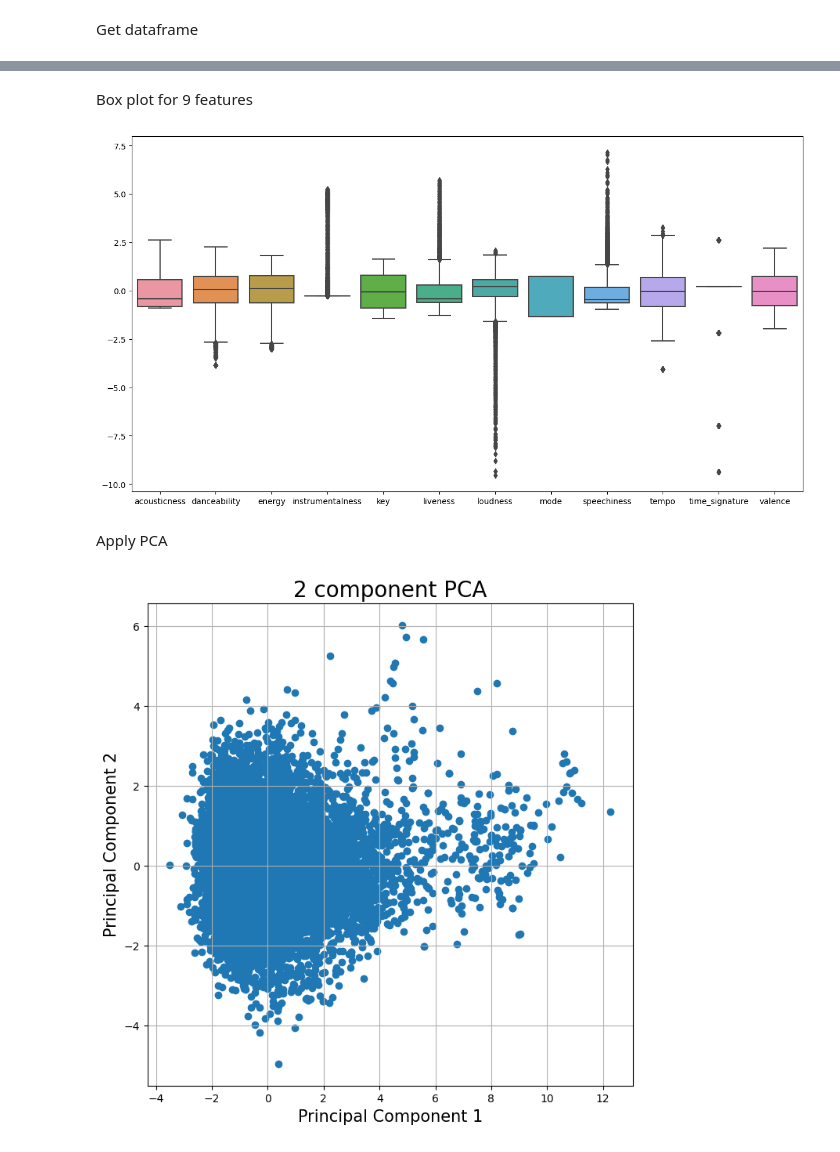
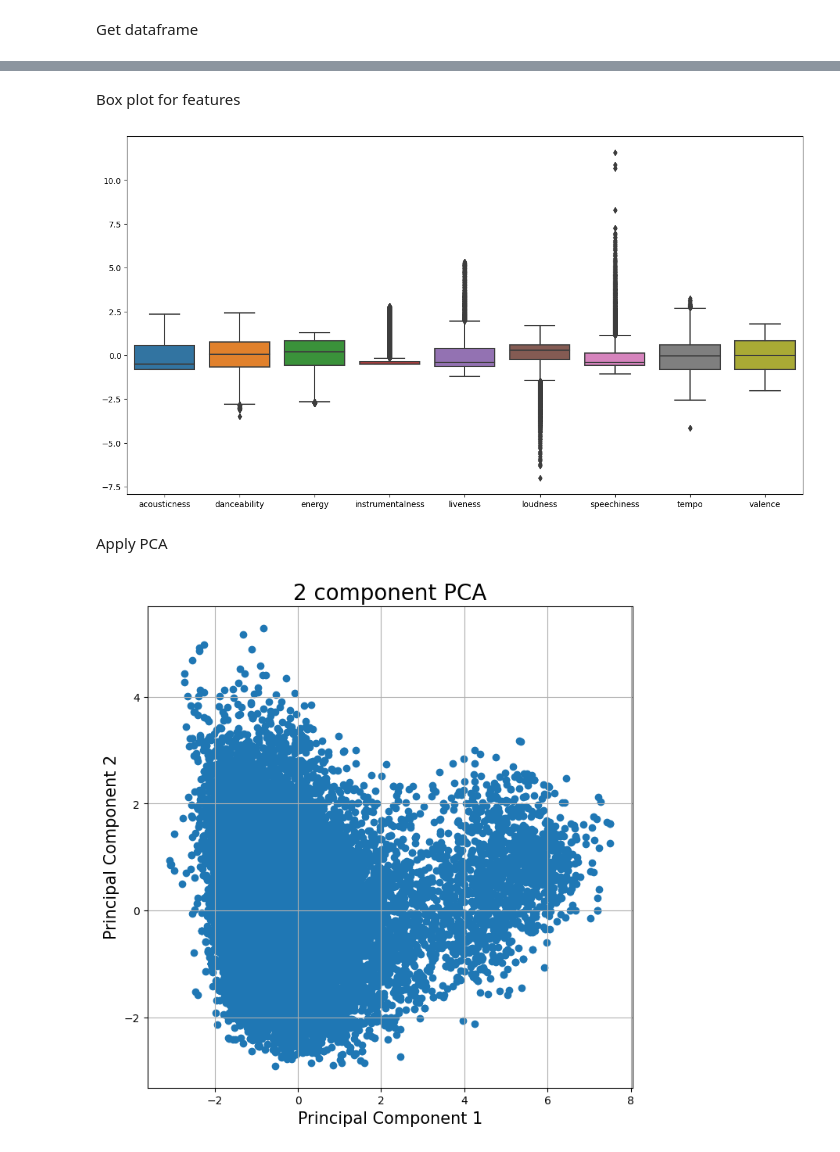
Before and after one commit to ninh-nd/spotify-rec, a Jupyter notebook: seed/data.ipynb, the cells around one changed output, grey strips where cells are left out. Saved outputs shown, nothing was run; the diff lists cells and outputs as text; code cells hidden in the pictures.

```diff
--- a/seed/data.ipynb
+++ b/seed/data.ipynb
@@ -15,0 +18,5 @@ df.head()
+# %%
+import seaborn as sns
+features = ['acousticness', 'danceability', 'energy', 'instrumentalness', 'liveness', 'loudness', 'speechiness', 'tempo', 'valence']
+# Make a scatter matrix
+sns.pairplot(df[features])
@@ -16,17 +26,17 @@ df.head()
 # %% [markdown]
-Box plot for 9 features
+Box plot for features
 # %%
+
 from sklearn.preprocessing import StandardScaler
-features = ['acousticness', 'danceability', 'energy', 'instrumentalness', 'key', 'liveness', 'loudness', 'mode', 'speechiness', 'tempo', 'time_signature', 'valence']
 x = df.loc[:, features].values
 x = StandardScaler().fit_transform(x)
 x = pd.DataFrame(x, columns=features)
 sns.boxplot(data=x)
 # Resize plot
 plt.gcf().set_size_inches(15, 8)
 plt.show()
 # %% [output]
-[figure, old version]
+[figure, new version]
 # %% [markdown]
 Apply PCA
 # %%
@@ -44,4 +54,4 @@ ax.set_title('2 component PCA', fontsize = 20)
 ax.scatter(principalDf['principal component 1'], principalDf['principal component 2'])
 ax.grid()
 # %% [output]
-[figure, old version]
+[figure, new version]
```
Also changed, not shown: parts of 3 cells of this notebook, 1 other file.
